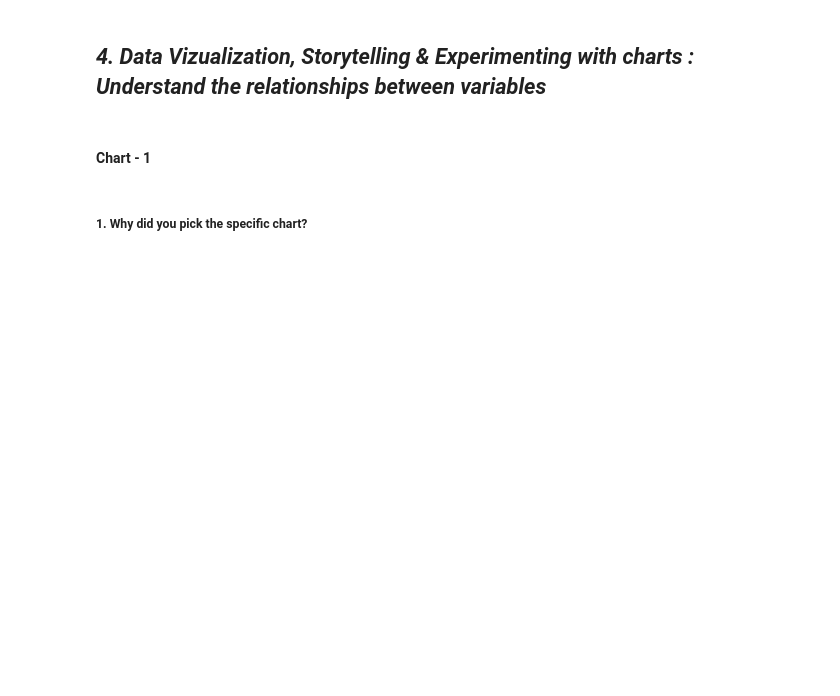
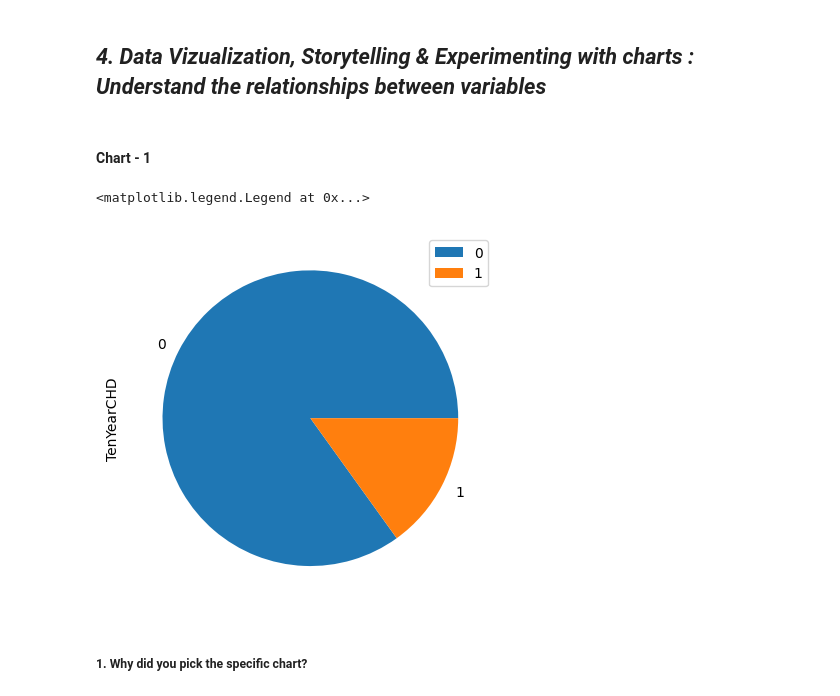
Before and after one commit to sonu9479/Cardiovascular-risk-prediction-classification-project, a Jupyter notebook: Cardiovascular_risk_prediction_classification.ipynb, the cells around one changed output. Cells and saved outputs as stored; diff of their text form; code cells hidden in the pictures; blank space fills up the shorter version.

```diff
--- a/Cardiovascular_risk_prediction_classification.ipynb
+++ b/Cardiovascular_risk_prediction_classification.ipynb
@@ -299,0 +359,17 @@ data.glucose.isna().sum().sum()/data.shape[0]
+# %%
+# Data is skewed so imputing numerical missing values with median.
+data['glucose']= data['glucose'].fillna(data['glucose'].median())
+
+data['totChol']= data['totChol'].fillna(data['totChol'].median())
+
+data['BMI']= data['BMI'].fillna(data['BMI'].median())
+
+data['heartRate']= data['heartRate'].fillna(data['heartRate'].median())
+
+data['cigsPerDay']= data['cigsPerDay'].fillna(data['cigsPerDay'].median())
+# %%
+# Imputing categorical missing data with mode.
+
+data['education']= data['education'].fillna(data['education'].mode()[0])
+
+data['BPMeds']= data['BPMeds'].fillna(data['BPMeds'].mode()[0])
@@ -299,0 +412,4 @@ data.glucose.isna().sum().sum()/data.shape[0]
+# %%
+# Dropping 'id' column as it doesn't serve any purpose in dataset.
+
+data = data.drop(columns = 'id')
@@ -307,6 +470,11 @@ Answer Here.
 #### Chart - 1
 # %%
 # Chart - 1 visualization code
+data['TenYearCHD'].value_counts().plot.pie()
+plt.legend()
+# %% [output]
+<matplotlib.legend.Legend at 0x...>
+[figure, added]
 # %% [markdown]
 ##### 1. Why did you pick the specific chart?
 # %% [markdown]
```
Also changed, not shown: parts of 97 cells of this notebook.
